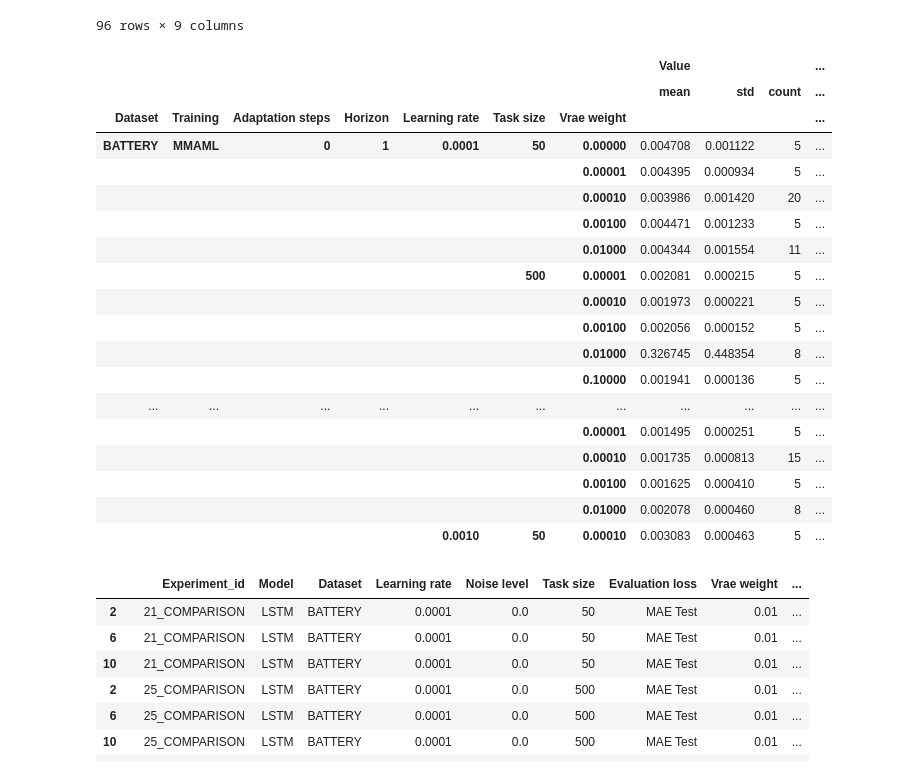
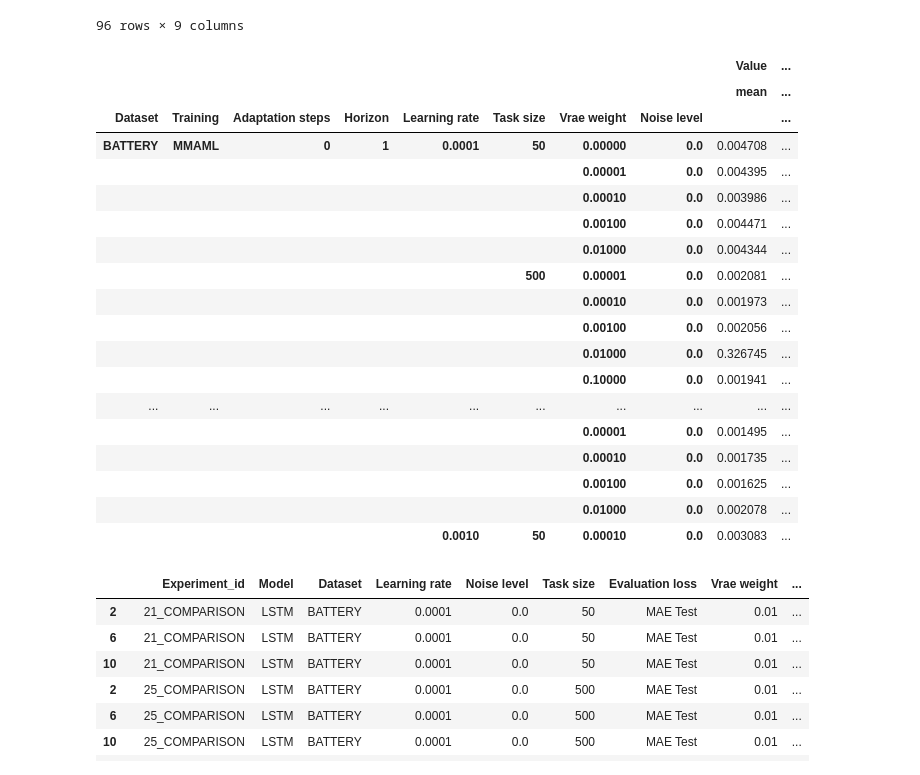
Before and after one commit to sebastianpinedaar/time-series-meta-learning, a Jupyter notebook: master-thesis/Results/load_results_2.ipynb, the cells around one changed output. Saved outputs shown, nothing was run; the diff lists cells and outputs as text; code cells hidden in the pictures.

Commit message:
last experiment

```diff
--- a/master-thesis/Results/load_results_2.ipynb
+++ b/master-thesis/Results/load_results_2.ipynb
@@ -7,0 +10,14 @@ import matplotlib.pyplot as plt
+# %%
+files = os.listdir("json_files/")
+files = ["J"+str(i)+".json"  for i in range(1,31)]
+df = pd.DataFrame()
+
+for file in files:
+
+    try:
+        with open("../Results/json_files/"+file) as json_file:
+            json_data = json.load(json_file)
+            df = pd.concat([df, pd.DataFrame(json_data)])
+    except:
+        pass
+files
@@ -7,0 +89,10 @@ import matplotlib.pyplot as plt
+# %%
+files = os.listdir("json_files/")
+files = ["I"+str(i)+".json"  for i in range(1,19)]
+df = pd.DataFrame()
+
+for file in files:
+    with open("../Results/json_files/"+file) as json_file:
+        json_data = json.load(json_file)
+        df = pd.concat([df, pd.DataFrame(json_data)])
+files
@@ -10,3 +172,11 @@ import matplotlib.pyplot as plt
 # %%
 files = os.listdir("json_files/")
 files = [file  for file in files if "COMPARISON" in file ]
+
+df = pd.DataFrame()
+
+for file in files:
+    with open("../Results/json_files/"+file) as json_file:
+        json_data = json.load(json_file)
+        df = pd.concat([df, pd.DataFrame(json_data)])
+df
@@ -98,31 +282,31 @@ df2
 # %%
 # horizon = 1
 adaptation_steps = 1
 dataset = "BATTERY"
 experiment_type = "NOISE"
 df2 = df[df["Dataset"]==dataset]
-df2 = df2[(df2['Experiment_id'].str.contains("COMPARISON") ) & (df2["Training"]=="MMAML")].groupby(["Dataset", "Training", "Adaptation steps", "Horizon", "Learning rate", "Task size", "Vrae weight"])["Value", "Val error", "Final_epoch"].agg(["mean", "std", "count"])
+df2 = df2[(df2['Experiment_id'].str.contains("COMPARISON") ) & (df2["Training"]=="MMAML")].groupby(["Dataset", "Training", "Adaptation steps", "Horizon", "Learning rate", "Task size", "Vrae weight", "Noise level"])["Value", "Val error", "Final_epoch"].agg(["mean", "std", "count"])
 df2
 # %% [output]
-|  |  |  |  |  |  |  | Value |  |  | ... |
-|  |  |  |  |  |  |  | mean | std | count | ... |
-| Dataset | Training | Adaptation steps | Horizon | Learning rate | Task size | Vrae weight |  |  |  | ... |
-| BATTERY | MMAML | 0 | 1 | 0.0001 | 50 | 0.00000 | 0.004708 | 0.001122 | 5 | ... |
-|  |  |  |  |  |  | 0.00001 | 0.004395 | 0.000934 | 5 | ... |
-|  |  |  |  |  |  | 0.00010 | 0.003986 | 0.001420 | 20 | ... |
-|  |  |  |  |  |  | 0.00100 | 0.004471 | 0.001233 | 5 | ... |
-|  |  |  |  |  |  | 0.01000 | 0.004344 | 0.001554 | 11 | ... |
-|  |  |  |  |  | 500 | 0.00001 | 0.002081 | 0.000215 | 5 | ... |
-|  |  |  |  |  |  | 0.00010 | 0.001973 | 0.000221 | 5 | ... |
-|  |  |  |  |  |  | 0.00100 | 0.002056 | 0.000152 | 5 | ... |
-|  |  |  |  |  |  | 0.01000 | 0.326745 | 0.448354 | 8 | ... |
-|  |  |  |  |  |  | 0.10000 | 0.001941 | 0.000136 | 5 | ... |
-| ... | ... | ... | ... | ... | ... | ... | ... | ... | ... | ... |
-|  |  |  |  |  |  | 0.00001 | 0.001495 | 0.000251 | 5 | ... |
-|  |  |  |  |  |  | 0.00010 | 0.001735 | 0.000813 | 15 | ... |
-|  |  |  |  |  |  | 0.00100 | 0.001625 | 0.000410 | 5 | ... |
-|  |  |  |  |  |  | 0.01000 | 0.002078 | 0.000460 | 8 | ... |
-|  |  |  |  | 0.0010 | 50 | 0.00010 | 0.003083 | 0.000463 | 5 | ... |
+|  |  |  |  |  |  |  |  | Value | ... |
+|  |  |  |  |  |  |  |  | mean | ... |
+| Dataset | Training | Adaptation steps | Horizon | Learning rate | Task size | Vrae weight | Noise level |  | ... |
+| BATTERY | MMAML | 0 | 1 | 0.0001 | 50 | 0.00000 | 0.0 | 0.004708 | ... |
+|  |  |  |  |  |  | 0.00001 | 0.0 | 0.004395 | ... |
+|  |  |  |  |  |  | 0.00010 | 0.0 | 0.003986 | ... |
+|  |  |  |  |  |  | 0.00100 | 0.0 | 0.004471 | ... |
+|  |  |  |  |  |  | 0.01000 | 0.0 | 0.004344 | ... |
+|  |  |  |  |  | 500 | 0.00001 | 0.0 | 0.002081 | ... |
+|  |  |  |  |  |  | 0.00010 | 0.0 | 0.001973 | ... |
+|  |  |  |  |  |  | 0.00100 | 0.0 | 0.002056 | ... |
+|  |  |  |  |  |  | 0.01000 | 0.0 | 0.326745 | ... |
+|  |  |  |  |  |  | 0.10000 | 0.0 | 0.001941 | ... |
+| ... | ... | ... | ... | ... | ... | ... | ... | ... | ... |
+|  |  |  |  |  |  | 0.00001 | 0.0 | 0.001495 | ... |
+|  |  |  |  |  |  | 0.00010 | 0.0 | 0.001735 | ... |
+|  |  |  |  |  |  | 0.00100 | 0.0 | 0.001625 | ... |
+|  |  |  |  |  |  | 0.01000 | 0.0 | 0.002078 | ... |
+|  |  |  |  | 0.0010 | 50 | 0.00010 | 0.0 | 0.003083 | ... |
 # %%
 df2 = df[(df['Experiment_id'].str.contains("COMPARISON") ) & (df["Dataset"]=="BATTERY") & (df["Training"]=="MMAML") & (df["Vrae weight"] == 0.01) & (df["Adaptation steps"] == 1) & (df["Learning rate"] == 0.0001) & (df["Horizon"]==1)]
 df2
```
Also changed, not shown: parts of 10 cells of this notebook, 26 other files.
